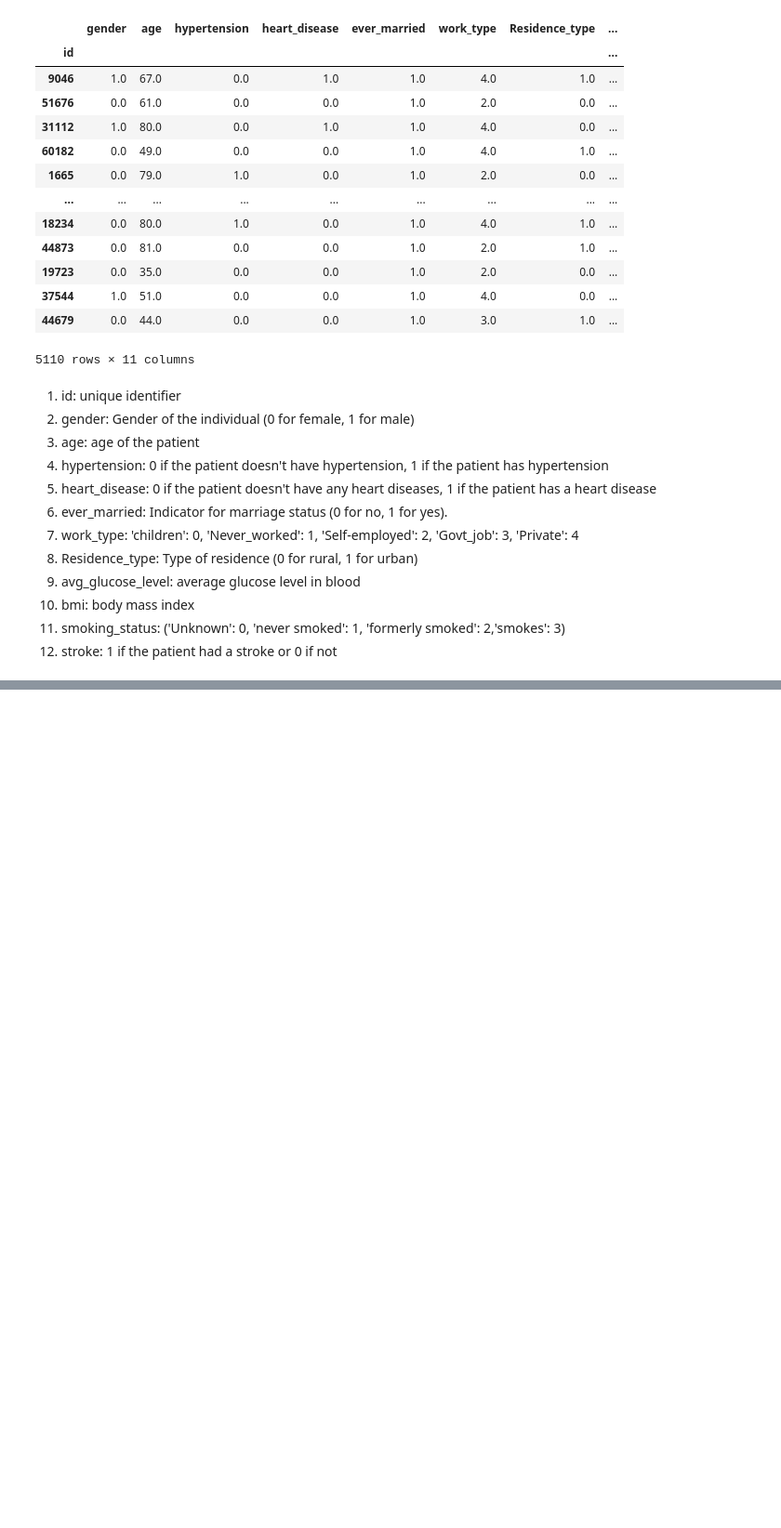
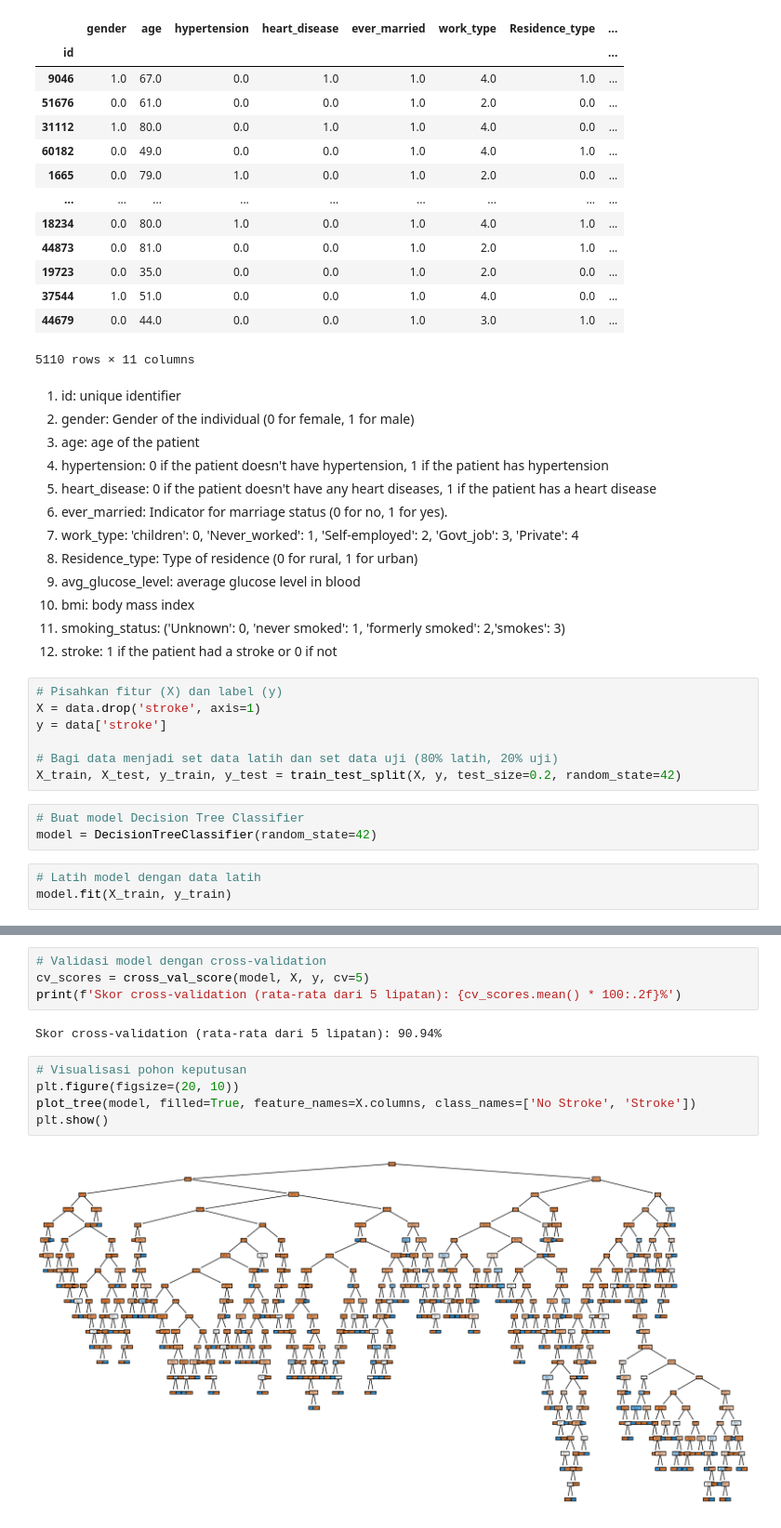
Before and after one commit to arifahshafyan/PBL-data-mining, a Jupyter notebook: pbl_kel5.ipynb, the cells around one changed output, grey strips where cells are left out. Shown: that part at 93% size. Drawn from its saved outputs; the diff is of its cells as text; blank space fills up the shorter version.

```diff
--- a/pbl_kel5.ipynb
+++ b/pbl_kel5.ipynb
@@ -94,3 +97,16 @@ data
 10) bmi: body mass index
 11) smoking_status: ('Unknown': 0, 'never smoked': 1, 'formerly smoked': 2,'smokes': 3)
 12) stroke: 1 if the patient had a stroke or 0 if not
+# %%
+# Pisahkan fitur (X) dan label (y)
+X = data.drop('stroke', axis=1)
+y = data['stroke']
+
+# Bagi data menjadi set data latih dan set data uji (80% latih, 20% uji)
+X_train, X_test, y_train, y_test = train_test_split(X, y, test_size=0.2, random_state=42)
+# %%
+# Buat model Decision Tree Classifier
+model = DecisionTreeClassifier(random_state=42)
+# %%
+# Latih model dengan data latih
+model.fit(X_train, y_train)
@@ -96,0 +145,13 @@ data
+# %%
+# Validasi model dengan cross-validation
+cv_scores = cross_val_score(model, X, y, cv=5)
+print(f'Skor cross-validation (rata-rata dari 5 lipatan): {cv_scores.mean() * 100:.2f}%')
+# %% [output]
+Skor cross-validation (rata-rata dari 5 lipatan): 90.94%
+# %%
+# Visualisasi pohon keputusan
+plt.figure(figsize=(20, 10))
+plot_tree(model, filled=True, feature_names=X.columns, class_names=['No Stroke', 'Stroke'])
+plt.show()
+# %% [output]
+[figure, added]
```
Also changed, not shown: parts of 6 cells of this notebook.
